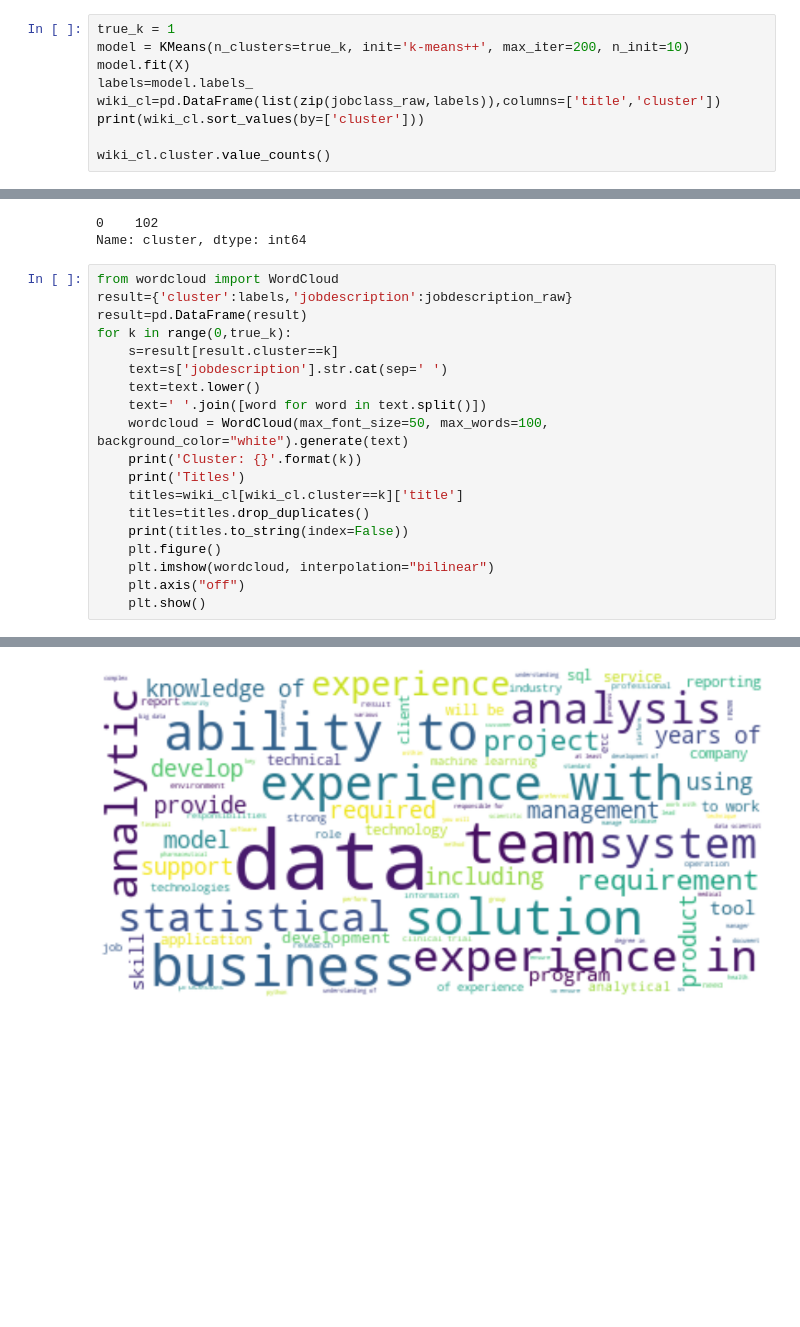
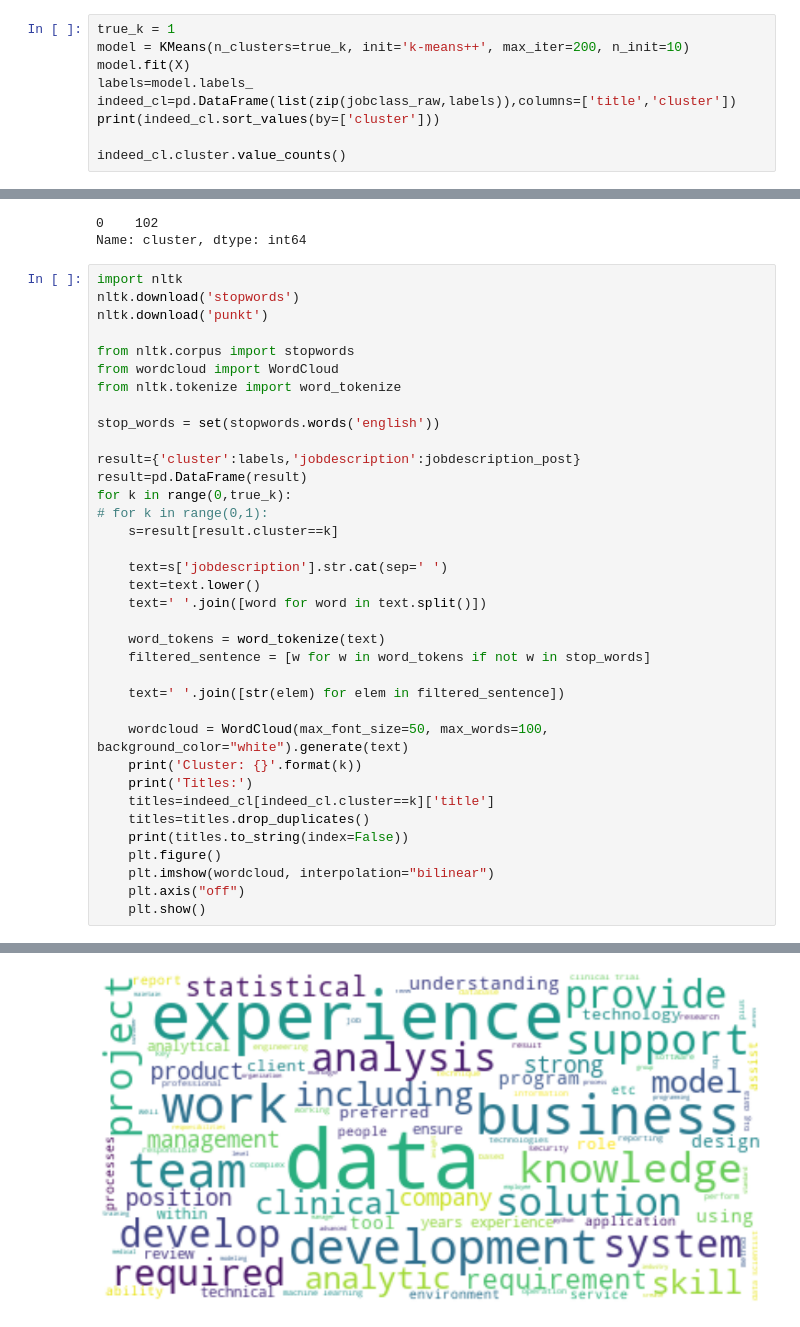
Before and after one commit to adrianavandeguchte/PredictYourSalary, a Jupyter notebook: notebooks/indeed-jobs-nj.ipynb, the cells around one changed output, grey strips where cells are left out. Saved outputs shown, nothing was run; the diff lists cells and outputs as text; blank space fills up the shorter version.

```diff
--- a/notebooks/indeed-jobs-nj.ipynb
+++ b/notebooks/indeed-jobs-nj.ipynb
@@ -367,10 +367,10 @@ true_k = 1
 model = KMeans(n_clusters=true_k, init='k-means++', max_iter=200, n_init=10)
 model.fit(X)
 labels=model.labels_
-wiki_cl=pd.DataFrame(list(zip(jobclass_raw,labels)),columns=['title','cluster'])
-print(wiki_cl.sort_values(by=['cluster']))
+indeed_cl=pd.DataFrame(list(zip(jobclass_raw,labels)),columns=['title','cluster'])
+print(indeed_cl.sort_values(by=['cluster']))
 
-wiki_cl.cluster.value_counts()
+indeed_cl.cluster.value_counts()
 # %% [output]
                   title  cluster
 0        data scientist        0
@@ -389,18 +389,35 @@ wiki_cl.cluster.value_counts()
 0    102
 Name: cluster, dtype: int64
 # %%
+import nltk
+nltk.download('stopwords')
+nltk.download('punkt')
+
+from nltk.corpus import stopwords
 from wordcloud import WordCloud
-result={'cluster':labels,'jobdescription':jobdescription_raw}
+from nltk.tokenize import word_tokenize
+
+stop_words = set(stopwords.words('english'))
+
+result={'cluster':labels,'jobdescription':jobdescription_post}
 result=pd.DataFrame(result)
 for k in range(0,true_k):
+# for k in range(0,1):
     s=result[result.cluster==k]
+
     text=s['jobdescription'].str.cat(sep=' ')
     text=text.lower()
     text=' '.join([word for word in text.split()])
+
+    word_tokens = word_tokenize(text)
+    filtered_sentence = [w for w in word_tokens if not w in stop_words]
+
+    text=' '.join([str(elem) for elem in filtered_sentence])
+
     wordcloud = WordCloud(max_font_size=50, max_words=100, background_color="white").generate(text)
     print('Cluster: {}'.format(k))
-    print('Titles')
-    titles=wiki_cl[wiki_cl.cluster==k]['title']
+    print('Titles:')
+    titles=indeed_cl[indeed_cl.cluster==k]['title']
     titles=titles.drop_duplicates()
     print(titles.to_string(index=False))
     plt.figure()
@@ -420 +443 @@ Titles
-[figure, old version]
+[figure, new version]
```
Also changed, not shown: parts of 5 cells of this notebook, 1 other file.
